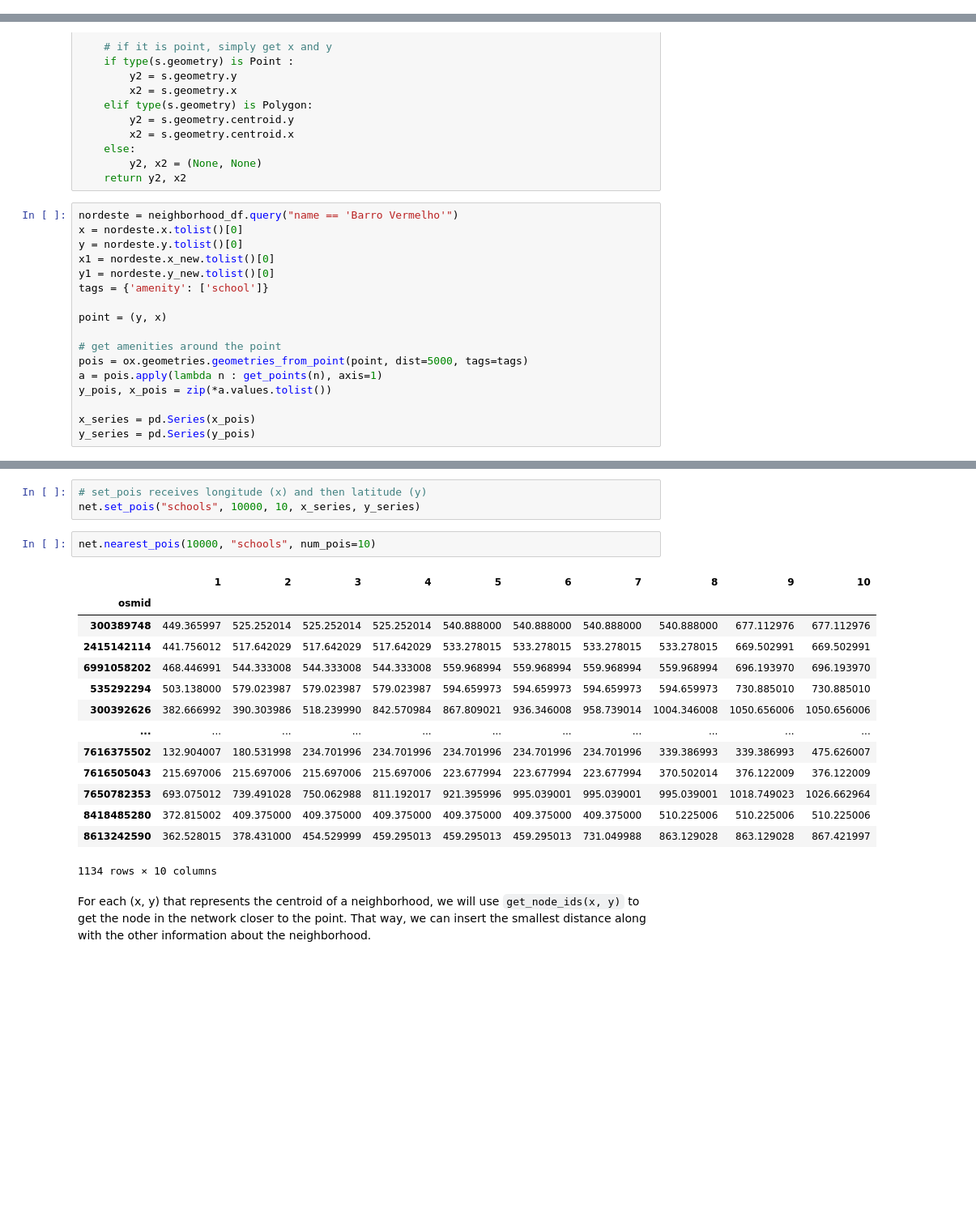
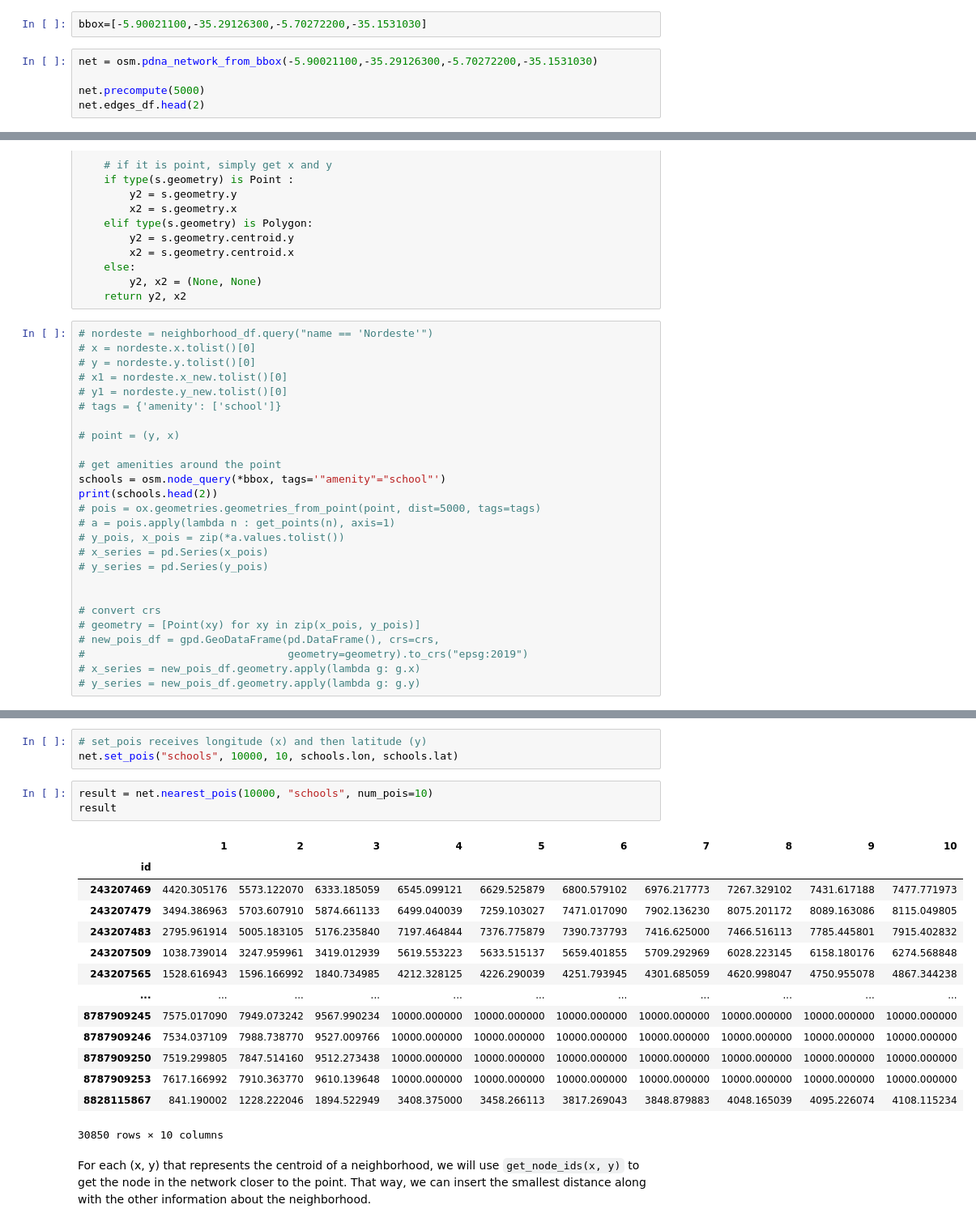
Before and after one commit to nymarya/fear-the-walking-distance, a Jupyter notebook: notebooks/1.0-ma-building-the-dataset.ipynb, the cells around one changed output, grey strips where cells are left out. Shown: that part at 81% size. Drawn from its saved outputs; the diff is of its cells as text; blank space fills up the shorter version.

```diff
--- a/notebooks/1.0-ma-building-the-dataset.ipynb
+++ b/notebooks/1.0-ma-building-the-dataset.ipynb
@@ -298,0 +283,7 @@ net.edges_df.head(2)
+# %%
+bbox=[-5.90021100,-35.29126300,-5.70272200,-35.1531030]
+# %%
+net = osm.pdna_network_from_bbox(-5.90021100,-35.29126300,-5.70272200,-35.1531030)
+
+net.precompute(5000)
+net.edges_df.head(2)
@@ -330,19 +338,28 @@ def get_points(s):
         y2, x2 = (None, None)
     return y2, x2
 # %%
-nordeste = neighborhood_df.query("name == 'Barro Vermelho'")
-x = nordeste.x.tolist()[0]
-y = nordeste.y.tolist()[0]
-x1 = nordeste.x_new.tolist()[0]
-y1 = nordeste.y_new.tolist()[0]
-tags = {'amenity': ['school']}
+# nordeste = neighborhood_df.query("name == 'Nordeste'")
+# x = nordeste.x.tolist()[0]
+# y = nordeste.y.tolist()[0]
+# x1 = nordeste.x_new.tolist()[0]
+# y1 = nordeste.y_new.tolist()[0]
+# tags = {'amenity': ['school']}
 
-point = (y, x)
+# point = (y, x)
 
 # get amenities around the point
-pois = ox.geometries.geometries_from_point(point, dist=5000, tags=tags)
-a = pois.apply(lambda n : get_points(n), axis=1)
-y_pois, x_pois = zip(*a.values.tolist())
+schools = osm.node_query(*bbox, tags='"amenity"="school"')
+print(schools.head(2))
+# pois = ox.geometries.geometries_from_point(point, dist=5000, tags=tags)
+# a = pois.apply(lambda n : get_points(n), axis=1)
+# y_pois, x_pois = zip(*a.values.tolist())
+# x_series = pd.Series(x_pois)
+# y_series = pd.Series(y_pois)
 
-x_series = pd.Series(x_pois)
-y_series = pd.Series(y_pois)
+
+# convert crs
+# geometry = [Point(xy) for xy in zip(x_pois, y_pois)]
+# new_pois_df = gpd.GeoDataFrame(pd.DataFrame(), crs=crs,
+#                                geometry=geometry).to_crs("epsg:2019")
+# x_series = new_pois_df.geometry.apply(lambda g: g.x)
+# y_series = new_pois_df.geometry.apply(lambda g: g.y)
@@ -349,23 +381,24 @@ y_series = pd.Series(y_pois)
 # %%
 # set_pois receives longitude (x) and then latitude (y)
-net.set_pois("schools", 10000, 10, x_series, y_series)
+net.set_pois("schools", 10000, 10, schools.lon, schools.lat)
 # %%
-net.nearest_pois(10000, "schools", num_pois=10)
+result = net.nearest_pois(10000, "schools", num_pois=10)
+result
 # %% [output]
 |  | 1 | 2 | 3 | 4 | 5 | 6 | 7 | 8 | 9 | 10 |
-| osmid |  |  |  |  |  |  |  |  |  |  |
-| 300389748 | 449.365997 | 525.252014 | 525.252014 | 525.252014 | 540.888000 | 540.888000 | 540.888000 | 540.888000 | 677.112976 | 677.112976 |
-| 2415142114 | 441.756012 | 517.642029 | 517.642029 | 517.642029 | 533.278015 | 533.278015 | 533.278015 | 533.278015 | 669.502991 | 669.502991 |
-| 6991058202 | 468.446991 | 544.333008 | 544.333008 | 544.333008 | 559.968994 | 559.968994 | 559.968994 | 559.968994 | 696.193970 | 696.193970 |
-| 535292294 | 503.138000 | 579.023987 | 579.023987 | 579.023987 | 594.659973 | 594.659973 | 594.659973 | 594.659973 | 730.885010 | 730.885010 |
-| 300392626 | 382.666992 | 390.303986 | 518.239990 | 842.570984 | 867.809021 | 936.346008 | 958.739014 | 1004.346008 | 1050.656006 | 1050.656006 |
+| id |  |  |  |  |  |  |  |  |  |  |
+| 243207469 | 4420.305176 | 5573.122070 | 6333.185059 | 6545.099121 | 6629.525879 | 6800.579102 | 6976.217773 | 7267.329102 | 7431.617188 | 7477.771973 |
+| 243207479 | 3494.386963 | 5703.607910 | 5874.661133 | 6499.040039 | 7259.103027 | 7471.017090 | 7902.136230 | 8075.201172 | 8089.163086 | 8115.049805 |
+| 243207483 | 2795.961914 | 5005.183105 | 5176.235840 | 7197.464844 | 7376.775879 | 7390.737793 | 7416.625000 | 7466.516113 | 7785.445801 | 7915.402832 |
+| 243207509 | 1038.739014 | 3247.959961 | 3419.012939 | 5619.553223 | 5633.515137 | 5659.401855 | 5709.292969 | 6028.223145 | 6158.180176 | 6274.568848 |
+| 243207565 | 1528.616943 | 1596.166992 | 1840.734985 | 4212.328125 | 4226.290039 | 4251.793945 | 4301.685059 | 4620.998047 | 4750.955078 | 4867.344238 |
 | ... | ... | ... | ... | ... | ... | ... | ... | ... | ... | ... |
-| 7616375502 | 132.904007 | 180.531998 | 234.701996 | 234.701996 | 234.701996 | 234.701996 | 234.701996 | 339.386993 | 339.386993 | 475.626007 |
-| 7616505043 | 215.697006 | 215.697006 | 215.697006 | 215.697006 | 223.677994 | 223.677994 | 223.677994 | 370.502014 | 376.122009 | 376.122009 |
-| 7650782353 | 693.075012 | 739.491028 | 750.062988 | 811.192017 | 921.395996 | 995.039001 | 995.039001 | 995.039001 | 1018.749023 | 1026.662964 |
-| 8418485280 | 372.815002 | 409.375000 | 409.375000 | 409.375000 | 409.375000 | 409.375000 | 409.375000 | 510.225006 | 510.225006 | 510.225006 |
-| 8613242590 | 362.528015 | 378.431000 | 454.529999 | 459.295013 | 459.295013 | 459.295013 | 731.049988 | 863.129028 | 863.129028 | 867.421997 |
+| 8787909245 | 7575.017090 | 7949.073242 | 9567.990234 | 10000.000000 | 10000.000000 | 10000.000000 | 10000.000000 | 10000.000000 | 10000.000000 | 10000.000000 |
+| 8787909246 | 7534.037109 | 7988.738770 | 9527.009766 | 10000.000000 | 10000.000000 | 10000.000000 | 10000.000000 | 10000.000000 | 10000.000000 | 10000.000000 |
+| 8787909250 | 7519.299805 | 7847.514160 | 9512.273438 | 10000.000000 | 10000.000000 | 10000.000000 | 10000.000000 | 10000.000000 | 10000.000000 | 10000.000000 |
+| 8787909253 | 7617.166992 | 7910.363770 | 9610.139648 | 10000.000000 | 10000.000000 | 10000.000000 | 10000.000000 | 10000.000000 | 10000.000000 | 10000.000000 |
+| 8828115867 | 841.190002 | 1228.222046 | 1894.522949 | 3408.375000 | 3458.266113 | 3817.269043 | 3848.879883 | 4048.165039 | 4095.226074 | 4108.115234 |
-1134 rows × 10 columns
+30850 rows × 10 columns
 # %% [markdown]
 For each (x, y) that represents the centroid of a neighborhood, we will use `get_node_ids(x, y)` to get the node in the network closer to the point. That way, we can insert the smallest distance along with the other information about the neighborhood.
 # %%
```
Also changed, not shown: parts of 25 cells of this notebook.
